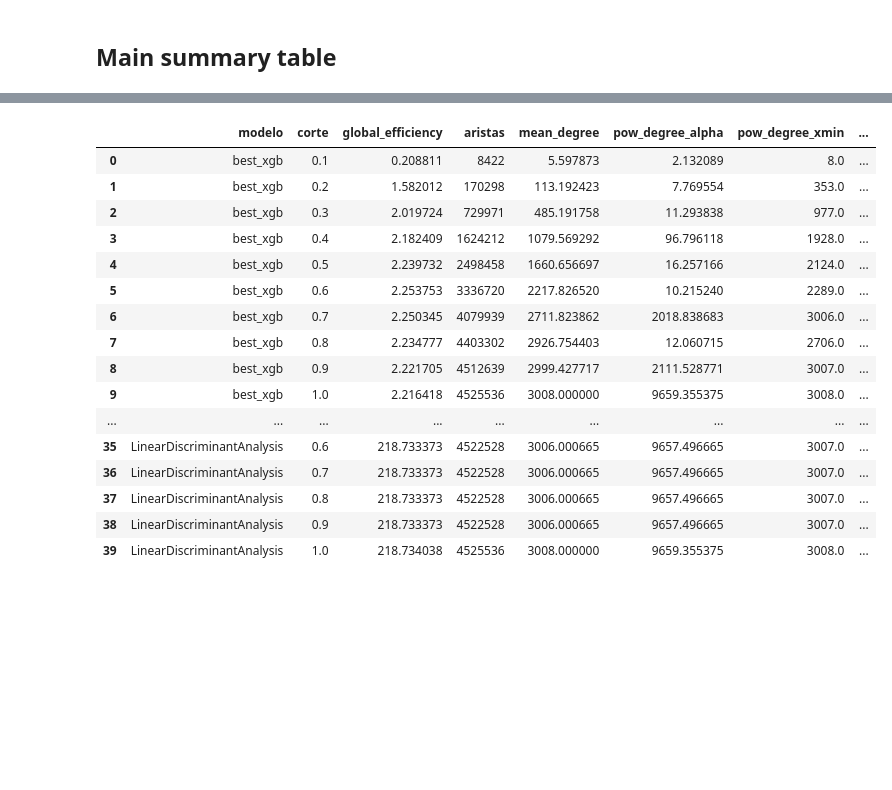
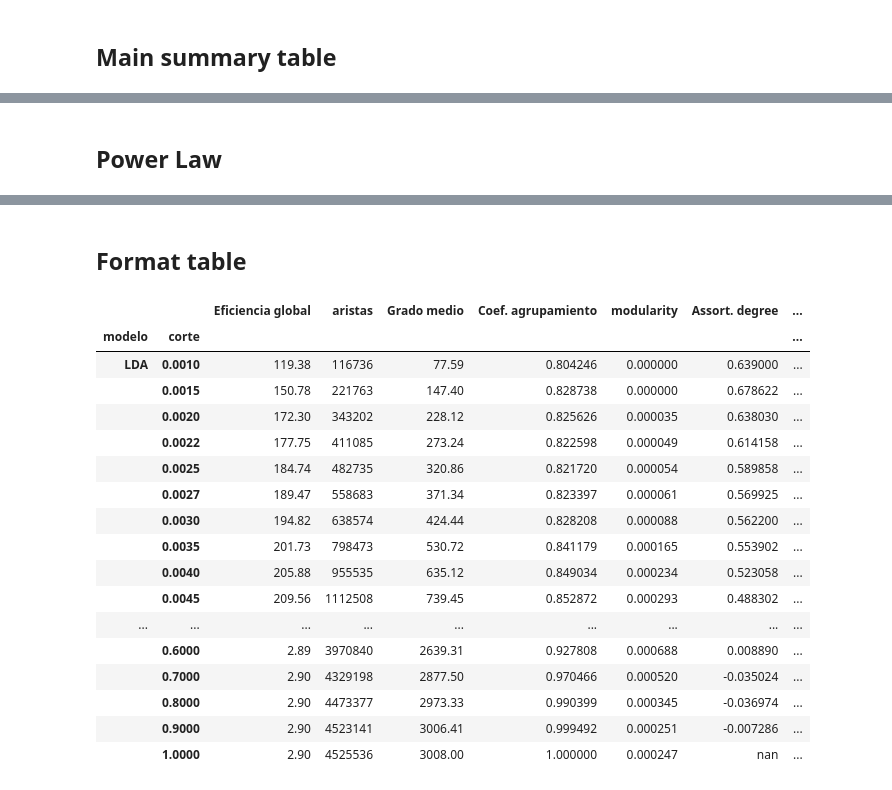
Before and after one commit to AzaelCC/Credit-Risk-Explainable-ML, a Jupyter notebook: src/GraphAnalysis_jobs/SummaryTable.ipynb, the cells around one changed output, grey strips where cells are left out. Drawn from its saved outputs; the diff is of its cells as text; code cells hidden in the pictures; blank space fills up the shorter version.

Commit message:
Format main summary table and changed how plotting is handled

```diff
--- a/src/GraphAnalysis_jobs/SummaryTable.ipynb
+++ b/src/GraphAnalysis_jobs/SummaryTable.ipynb
@@ -297,13 +243,0 @@ stats_df.loc['LogisticRegression']
-# %%
-for model in models_paths:
-    model_folder = '/'.join(model.split('/')[:-1])
-    model_name = model.split('/')[-1].split('.')[0]
-    results = joblib.load('{}/{}_reduced_graphs_efficiency.pkl'.format(model_folder, model_name))
-
-    plot_codo_eff_global(results, ax=None)
-    fig_name = '{}_codo.png'.format(model_name)
-    fig_path = './results/figures/graphs/{}'.format(fig_name)
-    plt.savefig(fig_path, bbox_inches='tight', dpi=300, transparent=True)
-    plt.show()
-
-    # Escalar ejes
@@ -331,0 +260,2 @@ stats_df.loc[stats_df.pow_str_p < .01, 'str_sig'] = '***'
+# %% [markdown]
+## Power Law
@@ -339,26 +286,43 @@ stats_df[stats_df['per_max_eff'] > .80].groupby('modelo').first()
 | LogisticRegression | 0.1 | 24.849282 | 2303025 | 1530.757727 | 391.758003 | 2251.0 | 0.986096 | ... |
 | RandomForestClassifier | 0.3 | 3.068783 | 1828590 | 1215.413759 | 44.945713 | 1977.0 | 0.259964 | ... |
 | best_xgb | 0.3 | 2.019724 | 729971 | 485.191758 | 11.293838 | 977.0 | 0.213521 | ... |
+# %% [markdown]
+## Format table
 # %%
 # Tabla general
 # Solo alrededor del corte optimo
 # Modelo, submodelo por corte
-stats_df
+main_table = stats_df.copy()
+main_table.drop(labels='NAME', axis=1, inplace=True)
+main_table.drop_duplicates(inplace=True)
+
+styler = main_table.style
+styler.format('{:.2f}', subset=['global_efficiency', 'mean_degree'])\
+      .format(lambda x: '{:.2f}\%'.format(x*100), subset=['per_max_eff'])\
+      .format_index('{:.4f}', level=1)
+
+main_table.rename({'global_efficiency':'Eficiencia global',
+                   'mean_degree':'Grado medio',
+                   'cluster_coeff':'Coef. agrupamiento',
+                   'per_max_eff':'\% Max efi.'},
+                  axis=1, inplace=True)
+styler
 # %% [output]
-|  | modelo | corte | global_efficiency | aristas | mean_degree | pow_degree_alpha | pow_degree_xmin | ... |
-| 0 | best_xgb | 0.1 | 0.208811 | 8422 | 5.597873 | 2.132089 | 8.0 | ... |
-| 1 | best_xgb | 0.2 | 1.582012 | 170298 | 113.192423 | 7.769554 | 353.0 | ... |
-| 2 | best_xgb | 0.3 | 2.019724 | 729971 | 485.191758 | 11.293838 | 977.0 | ... |
-| 3 | best_xgb | 0.4 | 2.182409 | 1624212 | 1079.569292 | 96.796118 | 1928.0 | ... |
-| 4 | best_xgb | 0.5 | 2.239732 | 2498458 | 1660.656697 | 16.257166 | 2124.0 | ... |
-| 5 | best_xgb | 0.6 | 2.253753 | 3336720 | 2217.826520 | 10.215240 | 2289.0 | ... |
-| 6 | best_xgb | 0.7 | 2.250345 | 4079939 | 2711.823862 | 2018.838683 | 3006.0 | ... |
-| 7 | best_xgb | 0.8 | 2.234777 | 4403302 | 2926.754403 | 12.060715 | 2706.0 | ... |
-| 8 | best_xgb | 0.9 | 2.221705 | 4512639 | 2999.427717 | 2111.528771 | 3007.0 | ... |
-| 9 | best_xgb | 1.0 | 2.216418 | 4525536 | 3008.000000 | 9659.355375 | 3008.0 | ... |
+|  |  | Eficiencia global | aristas | Grado medio | Coef. agrupamiento | modularity | Assort. degree | ... |
+| modelo | corte |  |  |  |  |  |  | ... |
+| LDA | 0.0010 | 119.38 | 116736 | 77.59 | 0.804246 | 0.000000 | 0.639000 | ... |
+|  | 0.0015 | 150.78 | 221763 | 147.40 | 0.828738 | 0.000000 | 0.678622 | ... |
+|  | 0.0020 | 172.30 | 343202 | 228.12 | 0.825626 | 0.000035 | 0.638030 | ... |
+|  | 0.0022 | 177.75 | 411085 | 273.24 | 0.822598 | 0.000049 | 0.614158 | ... |
+|  | 0.0025 | 184.74 | 482735 | 320.86 | 0.821720 | 0.000054 | 0.589858 | ... |
+|  | 0.0027 | 189.47 | 558683 | 371.34 | 0.823397 | 0.000061 | 0.569925 | ... |
+|  | 0.0030 | 194.82 | 638574 | 424.44 | 0.828208 | 0.000088 | 0.562200 | ... |
+|  | 0.0035 | 201.73 | 798473 | 530.72 | 0.841179 | 0.000165 | 0.553902 | ... |
+|  | 0.0040 | 205.88 | 955535 | 635.12 | 0.849034 | 0.000234 | 0.523058 | ... |
+|  | 0.0045 | 209.56 | 1112508 | 739.45 | 0.852872 | 0.000293 | 0.488302 | ... |
 | ... | ... | ... | ... | ... | ... | ... | ... | ... |
-| 35 | LinearDiscriminantAnalysis | 0.6 | 218.733373 | 4522528 | 3006.000665 | 9657.496665 | 3007.0 | ... |
-| 36 | LinearDiscriminantAnalysis | 0.7 | 218.733373 | 4522528 | 3006.000665 | 9657.496665 | 3007.0 | ... |
-| 37 | LinearDiscriminantAnalysis | 0.8 | 218.733373 | 4522528 | 3006.000665 | 9657.496665 | 3007.0 | ... |
-| 38 | LinearDiscriminantAnalysis | 0.9 | 218.733373 | 4522528 | 3006.000665 | 9657.496665 | 3007.0 | ... |
-| 39 | LinearDiscriminantAnalysis | 1.0 | 218.734038 | 4525536 | 3008.000000 | 9659.355375 | 3008.0 | ... |
+|  | 0.6000 | 2.89 | 3970840 | 2639.31 | 0.927808 | 0.000688 | 0.008890 | ... |
+|  | 0.7000 | 2.90 | 4329198 | 2877.50 | 0.970466 | 0.000520 | -0.035024 | ... |
+|  | 0.8000 | 2.90 | 4473377 | 2973.33 | 0.990399 | 0.000345 | -0.036974 | ... |
+|  | 0.9000 | 2.90 | 4523141 | 3006.41 | 0.999492 | 0.000251 | -0.007286 | ... |
+|  | 1.0000 | 2.90 | 4525536 | 3008.00 | 1.000000 | 0.000247 | nan | ... |
```
Also changed, not shown: parts of 18 cells of this notebook.
